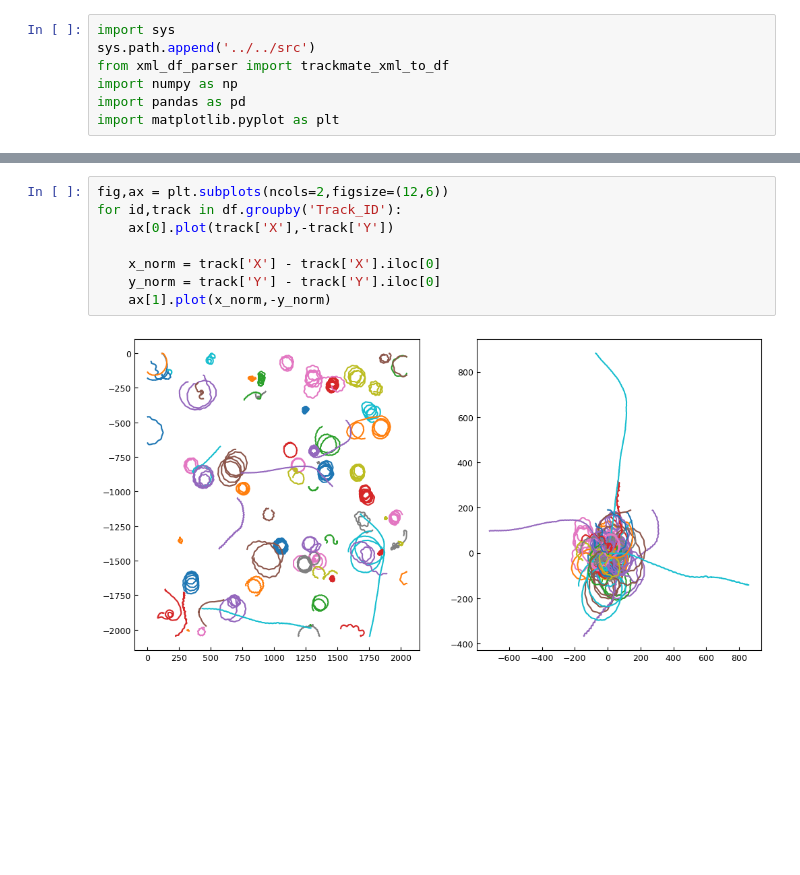
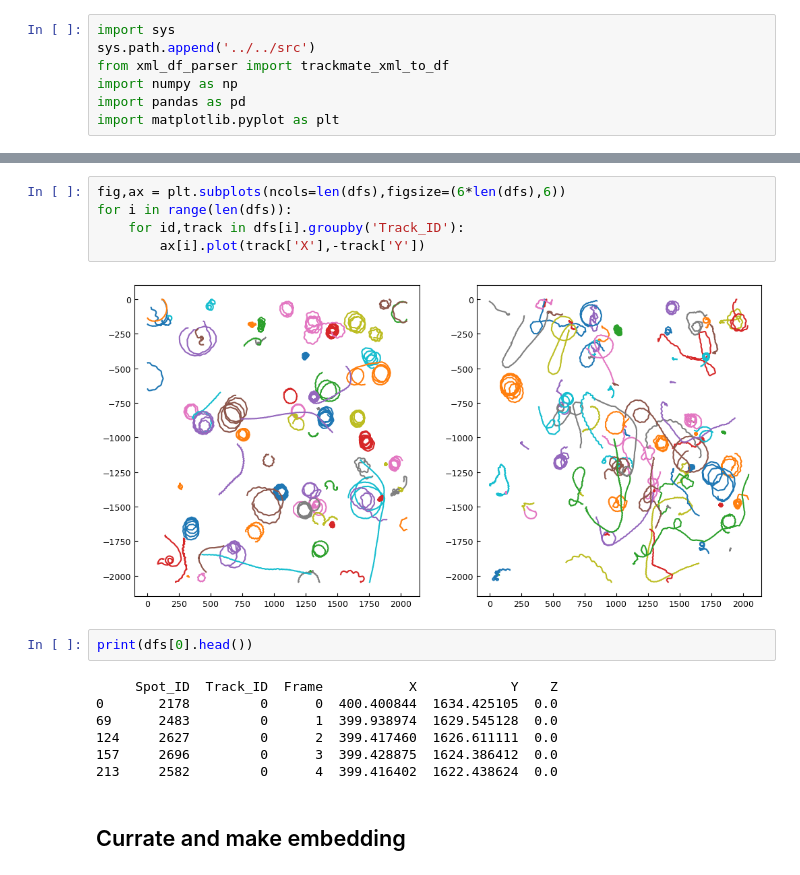
Before and after one commit to HugoLeRoy94/ClusterAnalysis, a Jupyter notebook: notebooks/choano/compare_markov_chain.ipynb, the cells around one changed output, grey strips where cells are left out. Cells and saved outputs as stored; diff of their text form; blank space fills up the shorter version.

```diff
--- a/notebooks/choano/compare_markov_chain.ipynb
+++ b/notebooks/choano/compare_markov_chain.ipynb
@@ -31,10 +29,18 @@ FileNotFoundError: [Errno 2] No such file or directory: '../../data/Expt1_251217
 # %%
-fig,ax = plt.subplots(ncols=2,figsize=(12,6))
-for id,track in df.groupby('Track_ID'):
-    ax[0].plot(track['X'],-track['Y'])
-
-    x_norm = track['X'] - track['X'].iloc[0]
-    y_norm = track['Y'] - track['Y'].iloc[0]
-    ax[1].plot(x_norm,-y_norm)
+fig,ax = plt.subplots(ncols=len(dfs),figsize=(6*len(dfs),6))
+for i in range(len(dfs)):
+    for id,track in dfs[i].groupby('Track_ID'):
+        ax[i].plot(track['X'],-track['Y'])
 # %% [output]
-[figure, old version]
+[figure, new version]
+# %%
+print(dfs[0].head())
+# %% [output]
+     Spot_ID  Track_ID  Frame           X            Y    Z
+0       2178         0      0  400.400844  1634.425105  0.0
+69      2483         0      1  399.938974  1629.545128  0.0
+124     2627         0      2  399.417460  1626.611111  0.0
+157     2696         0      3  399.428875  1624.386412  0.0
+213     2582         0      4  399.416402  1622.438624  0.0
+# %% [markdown]
+## Currate and make embedding
```
Also changed, not shown: parts of 6 cells of this notebook, 2 other files.
